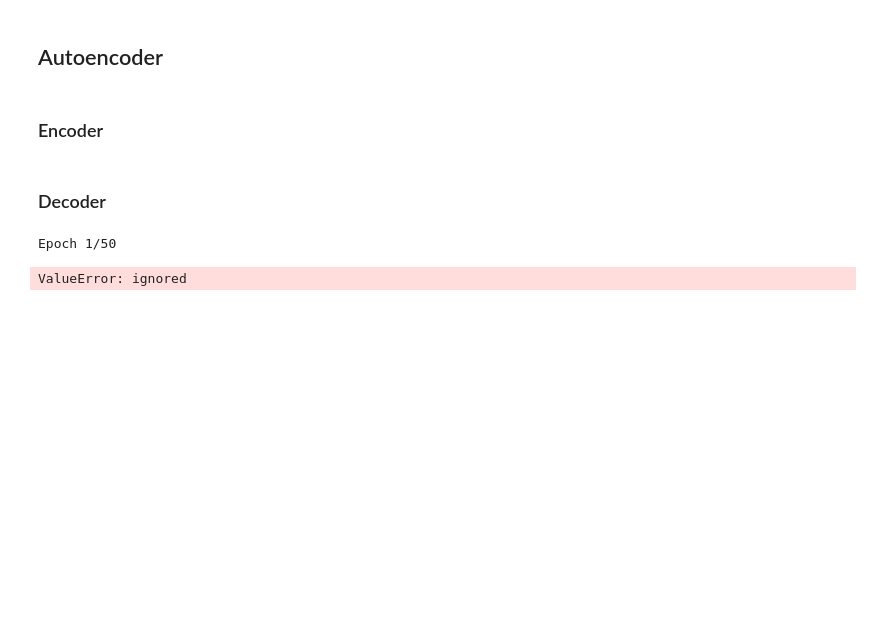
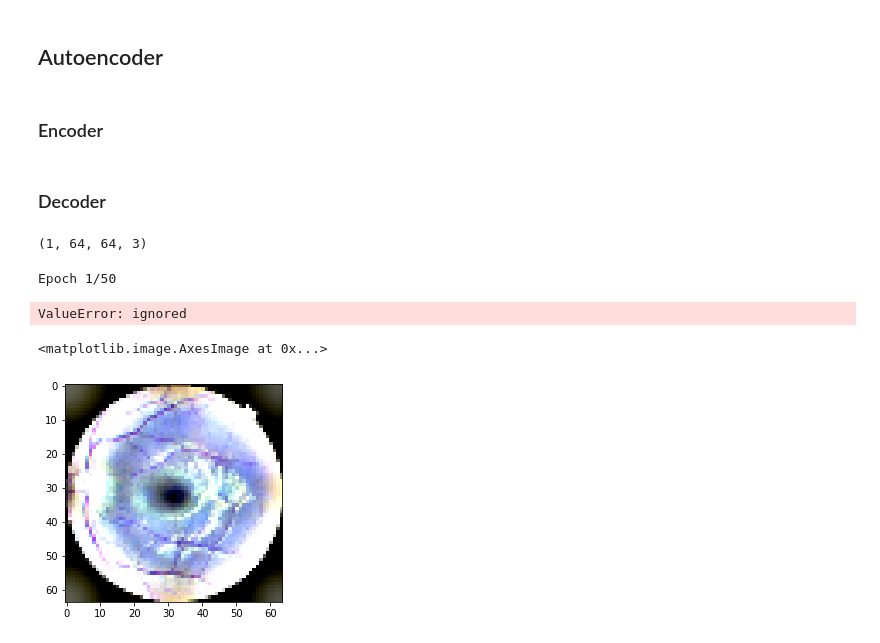
Before and after one commit to dirudiez/TFM_DiegoRudiez, a Jupyter notebook: AutoencoderBasico_64.ipynb, the cells around one changed output. Saved outputs shown, nothing was run; the diff lists cells and outputs as text; code cells hidden in the pictures; blank space fills up the shorter version.

```diff
--- a/AutoencoderBasico_64.ipynb
+++ b/AutoencoderBasico_64.ipynb
@@ -112,10 +112,21 @@ decoded = layers.Conv2D(1, (3, 3), activation='sigmoid', padding='same')(x)
 # %%
 autoencoder = keras.Model(input_img, decoded)
 autoencoder.compile(optimizer='adam', loss='binary_crossentropy')
+# %%
+gg = np.array([np.asarray(img)])
+# %%
+gg.shape
+# %% [output]
+(1, 64, 64, 3)
 # %%
-autoencoder.fit(img, img,
+autoencoder.fit(gg,gg,
                 epochs=50,
                 batch_size=128)
 # %% [output]
 Epoch 1/50
 ValueError: ignored
+# %%
+plt.imshow(gg[0])
+# %% [output]
+<matplotlib.image.AxesImage at 0x...>
+[figure, added]
```
Also changed, not shown: parts of 1 cell of this notebook.
